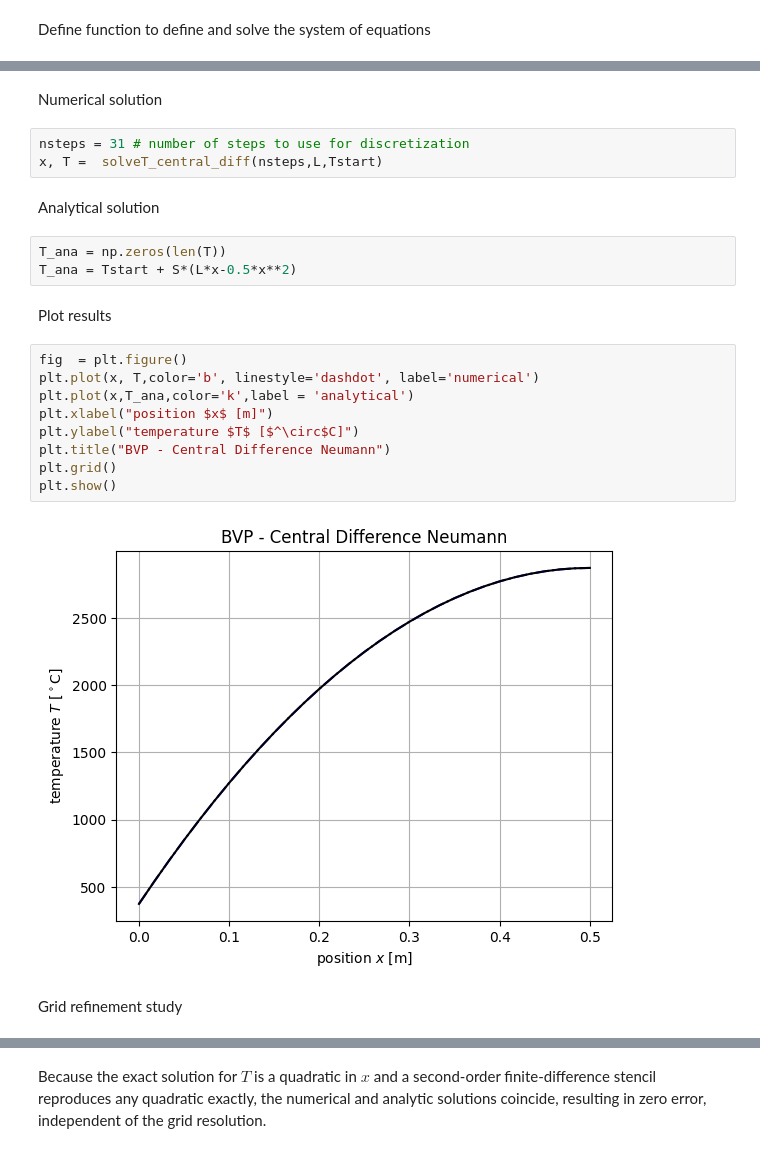
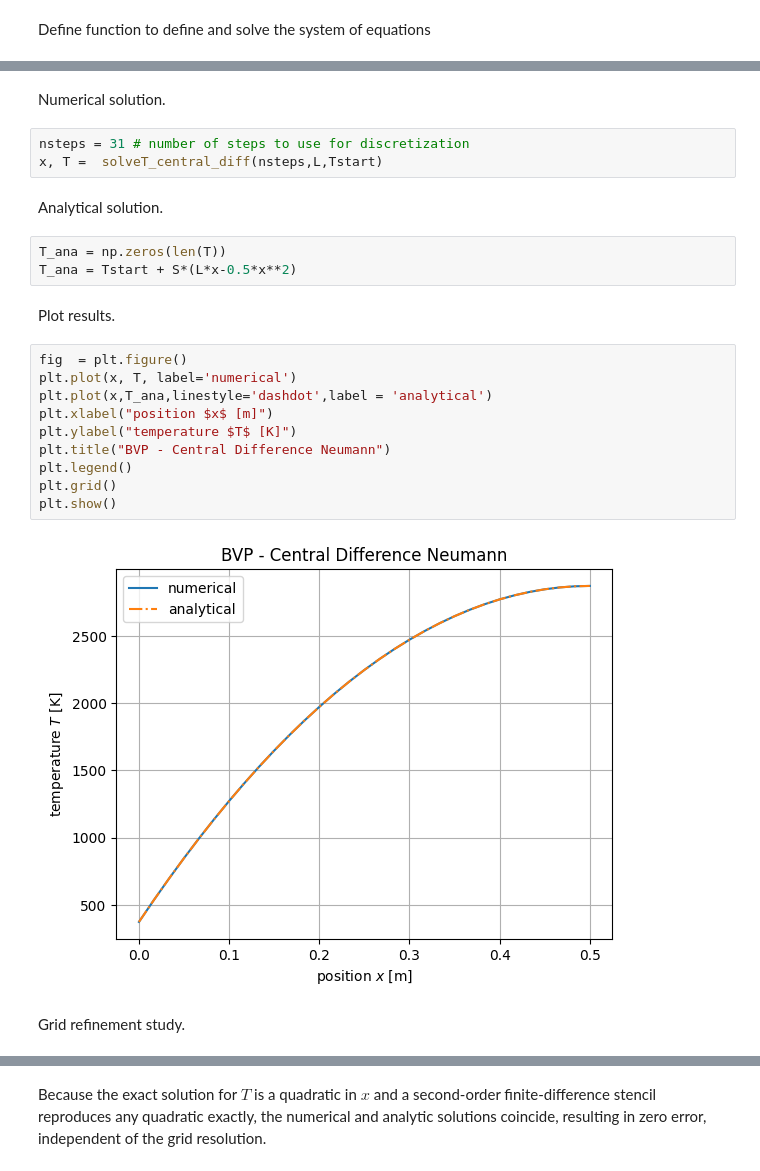
Before and after one commit to process-intelligence-research/computational_practicum_lecture_coding, a Jupyter notebook: q1_lecture_6/01_Neumann_BC.ipynb, the cells around one changed output, grey strips where cells are left out. Saved outputs shown, nothing was run; the diff lists cells and outputs as text.

```diff
--- a/q1_lecture_6/01_Neumann_BC.ipynb
+++ b/q1_lecture_6/01_Neumann_BC.ipynb
@@ -241,30 +243,31 @@ def solveT_central_diff(nsteps,L,Tstart):
 
     return x, T
 # %% [markdown]
-Numerical solution
+Numerical solution.
 # %%
 nsteps = 31 # number of steps to use for discretization
 x, T =  solveT_central_diff(nsteps,L,Tstart)
 # %% [markdown]
-Analytical solution
+Analytical solution.
 # %%
 T_ana = np.zeros(len(T))
 T_ana = Tstart + S*(L*x-0.5*x**2)
 # %% [markdown]
-Plot results
+Plot results.
 # %%
 fig  = plt.figure()
-plt.plot(x, T,color='b', linestyle='dashdot', label='numerical')
-plt.plot(x,T_ana,color='k',label = 'analytical')
+plt.plot(x, T, label='numerical')
+plt.plot(x,T_ana,linestyle='dashdot',label = 'analytical')
 plt.xlabel("position $x$ [m]")
-plt.ylabel("temperature $T$ [$^\circ$C]")
+plt.ylabel("temperature $T$ [K]")
 plt.title("BVP - Central Difference Neumann")
+plt.legend()
 plt.grid()
 plt.show()
 # %% [output]
-[figure, old version]
+[figure, new version]
 # %% [markdown]
-Grid refinement study
+Grid refinement study.
 # %%
 results = []
 for nsteps in [11, 21, 41, 81, 161]:
```
Also changed, not shown: parts of 12 cells of this notebook, 1 other file.
